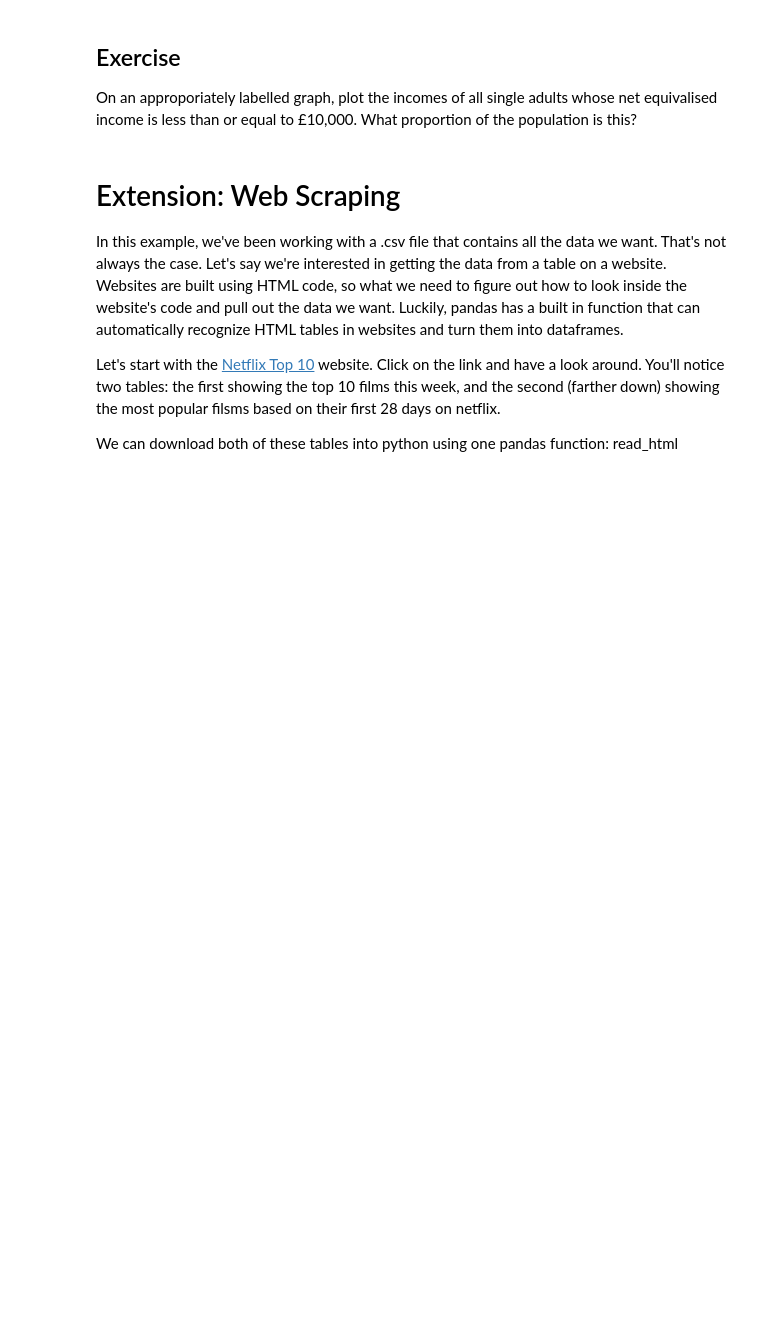
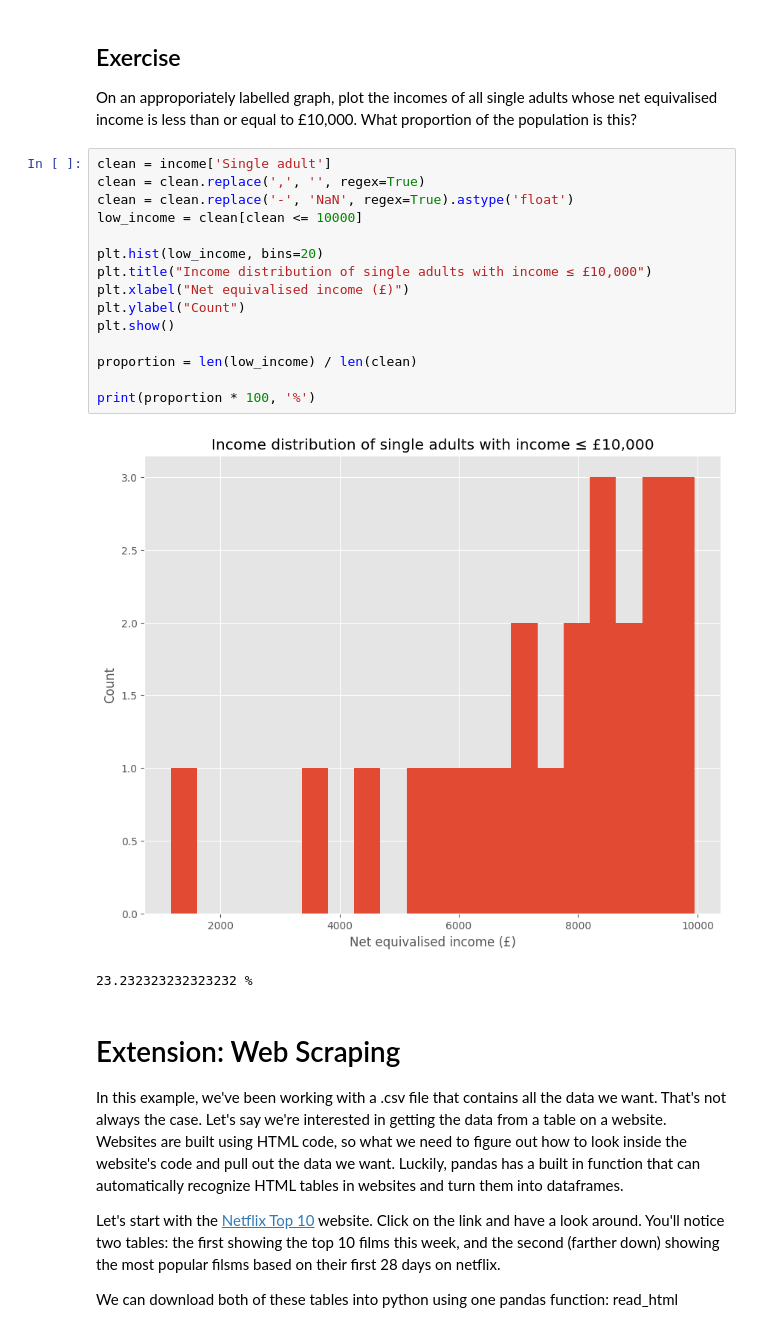
Before and after one commit to EllieHu1208/QM2, a Jupyter notebook: notebooks/W02. Pandas.ipynb, the cells around one changed output. Saved outputs shown, nothing was run; the diff lists cells and outputs as text; blank space fills up the shorter version.

```diff
--- a/notebooks/W02. Pandas.ipynb
+++ b/notebooks/W02. Pandas.ipynb
@@ -427,6 +427,24 @@ We won't dwell on comparative operative, here we've used ">" to mean "is greater
 # %% [markdown]
 ## Exercise
 On an approporiately labelled graph, plot the incomes of all single adults whose net equivalised income is less than or equal to £10,000. What proportion of the population is this?
+# %%
+clean = income['Single adult']
+clean = clean.replace(',', '', regex=True)
+clean = clean.replace('-', 'NaN', regex=True).astype('float')
+low_income = clean[clean <= 10000]
+
+plt.hist(low_income, bins=20)
+plt.title("Income distribution of single adults with income ≤ £10,000")
+plt.xlabel("Net equivalised income (£)")
+plt.ylabel("Count")
+plt.show()
+
+proportion = len(low_income) / len(clean)
+
+print(proportion * 100, '%')
+# %% [output]
+[figure, added]
+23.232323232323232 %
 # %% [markdown]
 # Extension: Web Scraping
 
```
Also changed, not shown: parts of 7 cells of this notebook.
